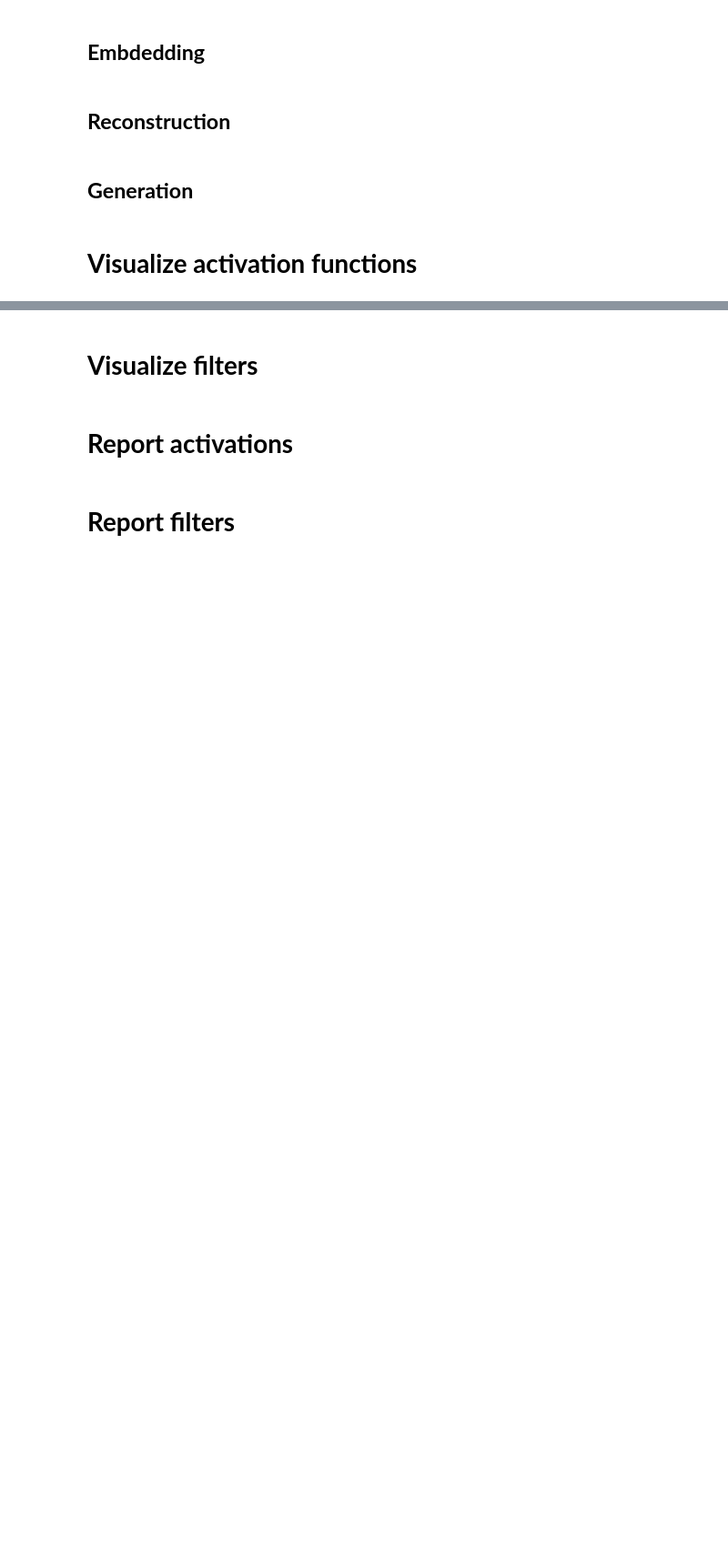
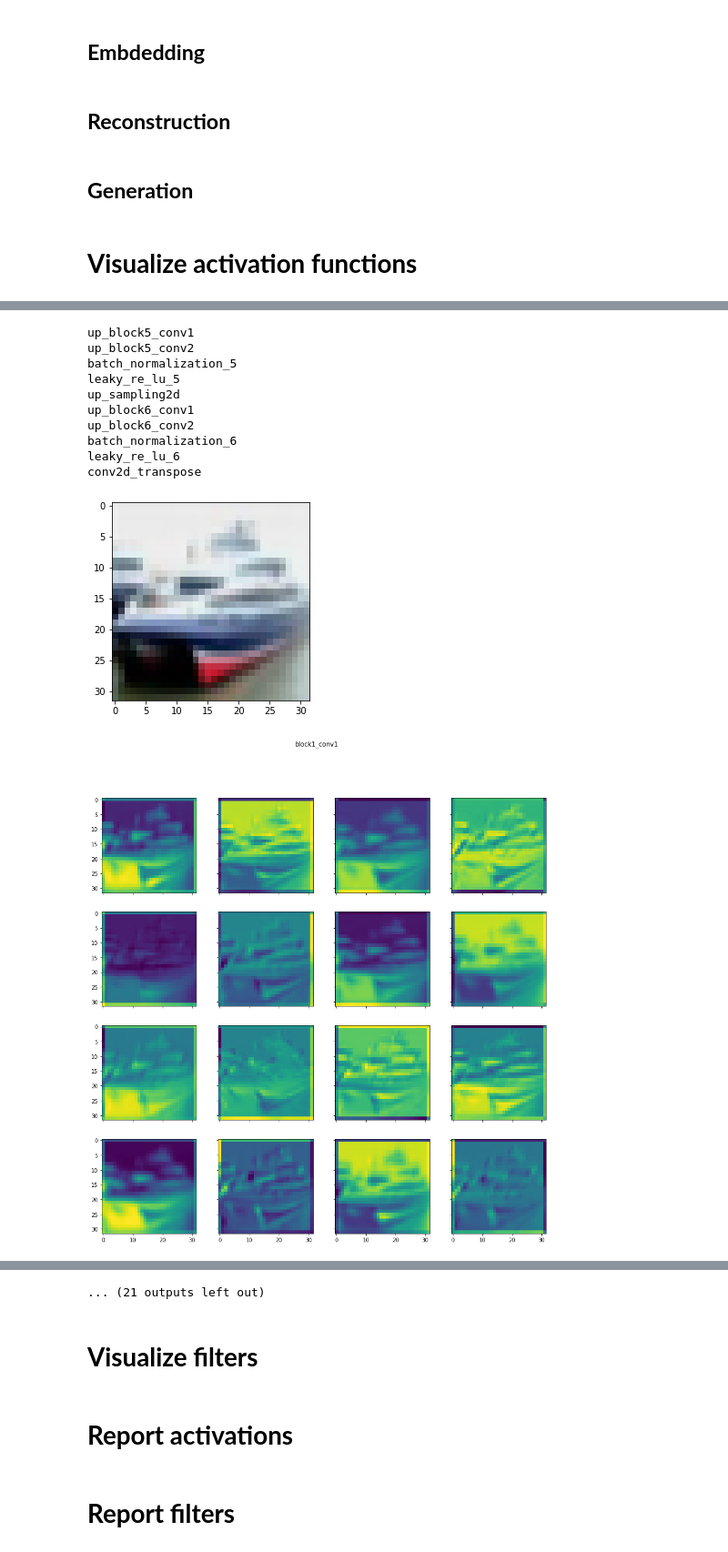
Before and after one commit to nderus/HistoDL, a Jupyter notebook: toy2.ipynb, the cells around one changed output, grey strips where cells are left out. Shown at 91% size. Saved outputs shown, nothing was run; the diff lists cells and outputs as text; code cells hidden in the pictures; blank space fills up the shorter version.

Commit message:
update activation functions

```diff
--- a/toy2.ipynb
+++ b/toy2.ipynb
@@ -214,7 +214,7 @@ print('Test label one hot encoding shape: ',test_y_one_hot.shape)
 # **CVAE model**
 Creating a CVAE class and plugging encoder and decoder
 # %%
-encoded_dim = 256
+encoded_dim = 128
 # %%
 #relu brings a lot of activation values = 0, leaky seems better
 # https://towardsdatascience.com/the-dying-relu-problem-clearly-explained-42d0c54e0d24
@@ -1342,0 +1335,4 @@ for counter, (activation, name) in enumerate(zip(activations[0:], layer_names[0:
+# %%
+visualize_activations(cvae.encoder)
+visualize_activations(cvae.decoder)
+# %% [output]
@@ -1342,0 +1356,12 @@ for counter, (activation, name) in enumerate(zip(activations[0:], layer_names[0:
+up_block5_conv1
+up_block5_conv2
+batch_normalization_5
+leaky_re_lu_5
+up_sampling2d
+up_block6_conv1
+up_block6_conv2
+batch_normalization_6
+leaky_re_lu_6
+conv2d_transpose
+[figure, added]
+[figure, added]
@@ -1343,2 +1376,3 @@ for counter, (activation, name) in enumerate(zip(activations[0:], layer_names[0:
+... (21 outputs left out)
 # %% [markdown]
 # **Visualize filters**
```
Also changed, not shown: parts of 15 cells of this notebook, 1 other file.
